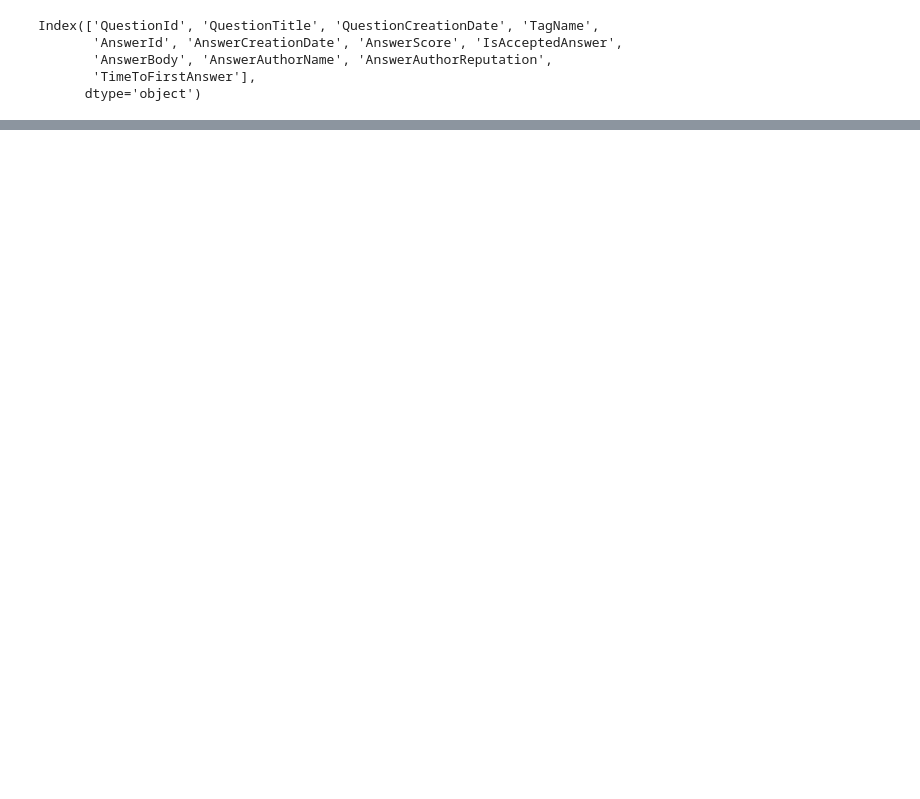
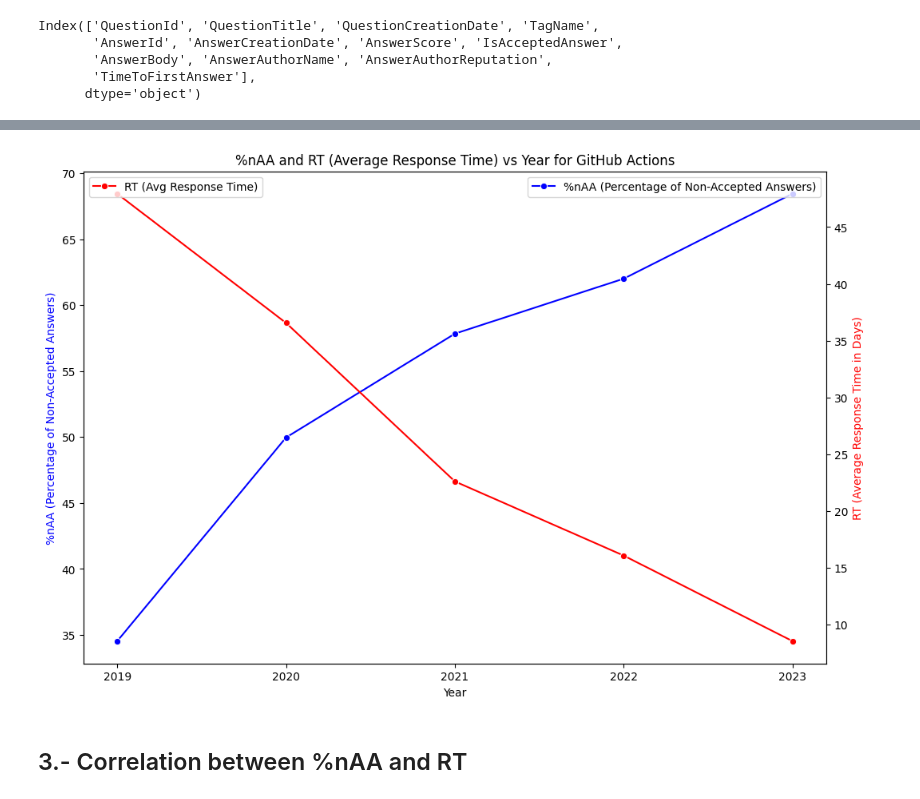
Before and after one commit to sandro-hernandez/GA_Developer_Needs_replication_package, a Jupyter notebook: RQ1_Relevance/ci_tools.ipynb, the cells around one changed output, grey strips where cells are left out. Cells and saved outputs as stored; diff of their text form; code cells hidden in the pictures; blank space fills up the shorter version.

```diff
--- a/RQ1_Relevance/ci_tools.ipynb
+++ b/RQ1_Relevance/ci_tools.ipynb
@@ -396,0 +428,41 @@ See the caveats in the documentation: https://pandas.pydata.org/pandas-docs/stab
+# %%
+import matplotlib.pyplot as plt
+import seaborn as sns
+
+# Filter the data for GitHub Actions
+gha_df = filtered_df[filtered_df['Tool'] == 'github-actions']
+
+# Set the figure size
+fig, ax1 = plt.subplots(figsize=(12, 8))
+
+# Plotting %nAA vs Year for GitHub Actions on the primary y-axis
+sns.lineplot(x='Year', y='%nAA', data=gha_df, marker='o', ax=ax1, label='%nAA (Percentage of Non-Accepted Answers)', color='b')
+
+# Creating a second y-axis for RT
+ax2 = ax1.twinx()
+
+# Plotting RT vs Year on the second y-axis for GitHub Actions
+sns.lineplot(x='Year', y='RT (Average Response Time in Days)', data=gha_df, marker='o', ax=ax2, label='RT (Avg Response Time)', color='r')
+
+# Labels and title
+plt.title('%nAA and RT (Average Response Time) vs Year for GitHub Actions')
+ax1.set_xlabel('Year')
+ax1.set_ylabel('%nAA (Percentage of Non-Accepted Answers)', color='b')
+ax2.set_ylabel('RT (Average Response Time in Days)', color='r')
+
+# Customizing the legends: Place the %nAA legend on the right and RT on the left
+ax1.legend(loc='upper right')  # %nAA legend on the right
+ax2.legend(loc='upper left')   # RT legend on the left
+
+# Set x-ticks to display only specific years
+ax1.set_xticks([2019, 2020, 2021, 2022, 2023])
+
+# Save the plot to a file named 'figs.png'
+plt.savefig('figs/nAA_RT_vs_time_gha.png')
+
+# Show the plot
+plt.show()
+# %% [output]
+[figure, added]
+# %% [markdown]
+## 3.- Correlation between %nAA and RT
```
Also changed, not shown: parts of 34 cells of this notebook, 22 other files.
